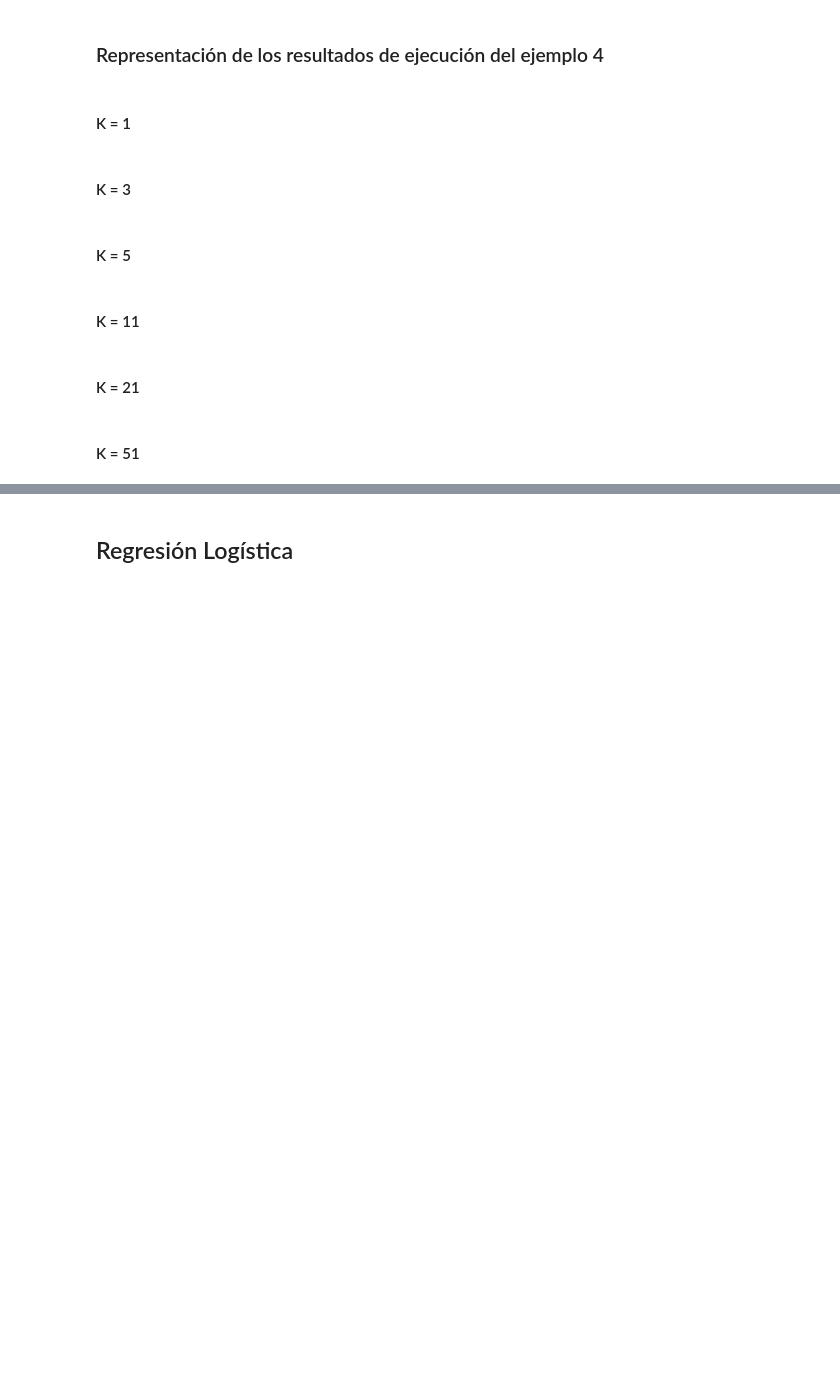
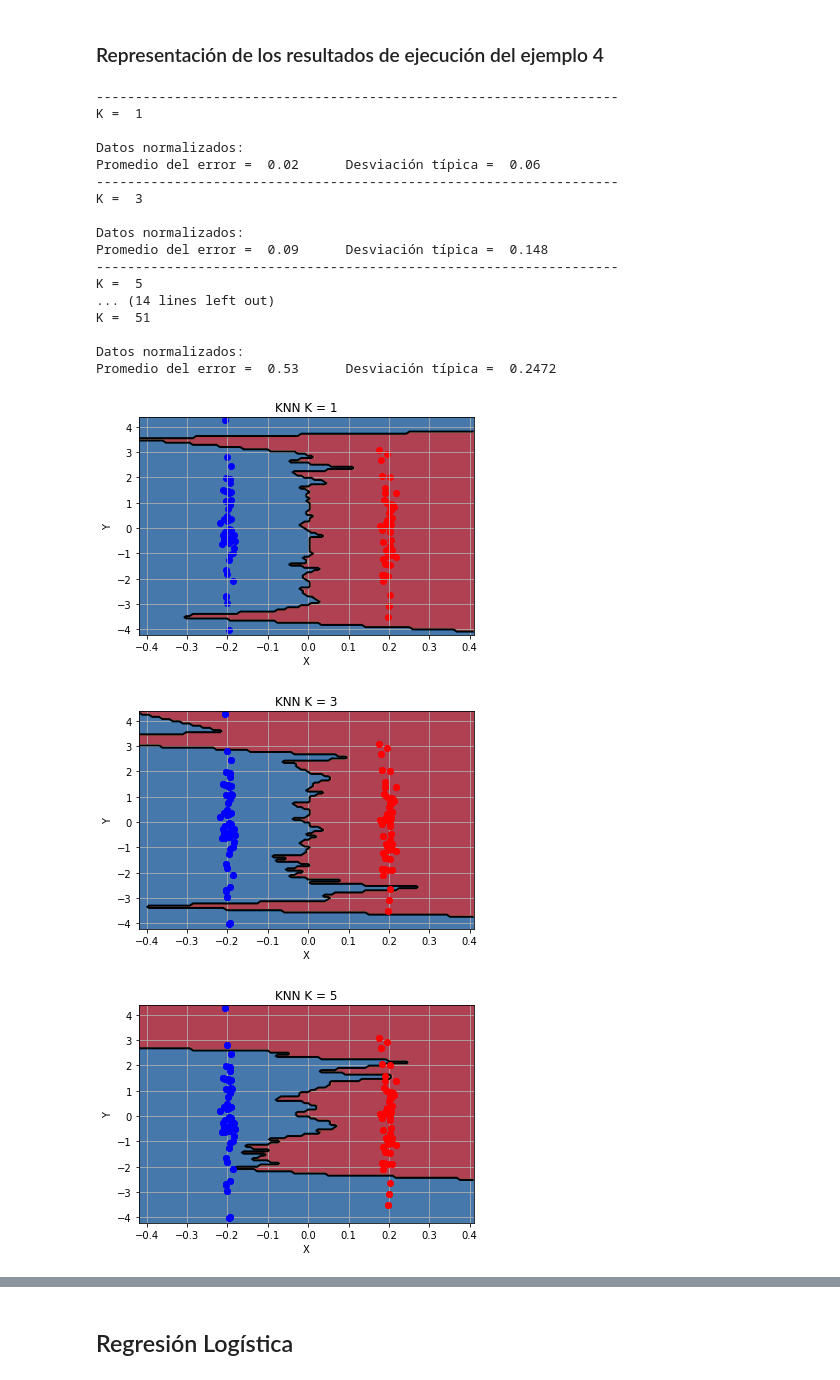
Before and after one commit to RGarciaf/FAA, a Jupyter notebook: code/memoriaP2.ipynb, the cells around one changed output, grey strips where cells are left out. Drawn from its saved outputs; the diff is of its cells as text; code cells hidden in the pictures; blank space fills up the shorter version.

```diff
--- a/code/memoriaP2.ipynb
+++ b/code/memoriaP2.ipynb
@@ -904,0 +942,21 @@ dataset = Datos("ConjuntosDatos/example3.data")
+# %%
+dataset = Datos("ConjuntosDatos/example3.data")
+k_values = [1, 3, 5, 11, 21, 51]
+
+for k in k_values:
+    print("-------------------------------------------------------------------")
+    print("K = ", k)
+    estrategia = ValidacionCruzada()
+    knn = ClasificadorVecinosProximos(k, normaliza=True)
+    val = knn.validacion(estrategia,dataset,knn)
+
+    print("\nDatos normalizados:")
+    print("Promedio del error = ", round(np.array(val).mean(),4), "\tDesviación típica = ", round(np.array(val).std(),4))
+    ii=estrategia.particiones[-1].indicesTrain
+
+    plotModel(dataset.datos[ii,0],dataset.datos[ii,1],dataset.datos[ii,-1]!=0,knn,"KNN K = " +str(k),dataset.diccionarios)
+
+
+    plt.figure()
+    plt.plot(dataset.datos[dataset.datos[:,-1]==0,0], dataset.datos[dataset.datos[:,-1]==0,1],'ro')
+    plt.plot(dataset.datos[dataset.datos[:,-1]==1,0], dataset.datos[dataset.datos[:,-1]==1,1],'bo')
@@ -909,12 +990,42 @@ dataset = Datos("ConjuntosDatos/example4.data")
-# %% [markdown]
-#### K = 1
-# %% [markdown]
-#### K = 3
-# %% [markdown]
-#### K = 5
-# %% [markdown]
-#### K = 11
-# %% [markdown]
-#### K = 21
-# %% [markdown]
-#### K = 51
+# %%
+dataset = Datos("ConjuntosDatos/example4.data")
+k_values = [1, 3, 5, 11, 21, 51]
+
+for k in k_values:
+    print("-------------------------------------------------------------------")
+    print("K = ", k)
+    estrategia = ValidacionCruzada()
+    knn = ClasificadorVecinosProximos(k, normaliza=True)
+    val = knn.validacion(estrategia,dataset,knn)
+
+    print("\nDatos normalizados:")
+    print("Promedio del error = ", round(np.array(val).mean(),4), "\tDesviación típica = ", round(np.array(val).std(),4))
+    ii=estrategia.particiones[-1].indicesTrain
+
+    plotModel(dataset.datos[ii,0],dataset.datos[ii,1],dataset.datos[ii,-1]!=0,knn,"KNN K = " +str(k),dataset.diccionarios)
+
+
+    plt.figure()
+    plt.plot(dataset.datos[dataset.datos[:,-1]==0,0], dataset.datos[dataset.datos[:,-1]==0,1],'ro')
+    plt.plot(dataset.datos[dataset.datos[:,-1]==1,0], dataset.datos[dataset.datos[:,-1]==1,1],'bo')
+# %% [output]
+-------------------------------------------------------------------
+K =  1
+
+Datos normalizados:
+Promedio del error =  0.02      Desviación típica =  0.06
+-------------------------------------------------------------------
+K =  3
+
+Datos normalizados:
+Promedio del error =  0.09      Desviación típica =  0.148
+-------------------------------------------------------------------
+K =  5
+... (14 lines left out)
+K =  51
+
+Datos normalizados:
+Promedio del error =  0.53      Desviación típica =  0.2472
+[figure, added]
+[figure, added]
+[figure, added]
```
Also changed, not shown: parts of 75 cells of this notebook, 4 other files.
